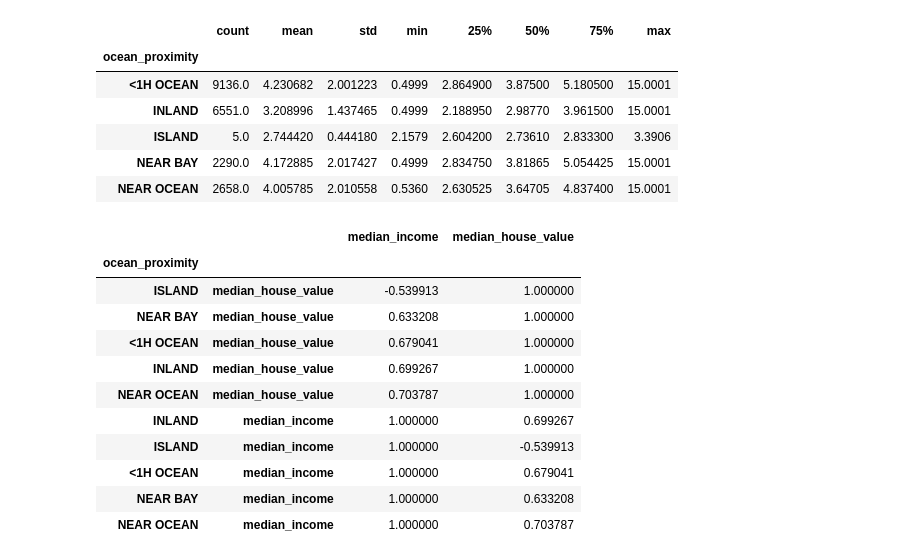
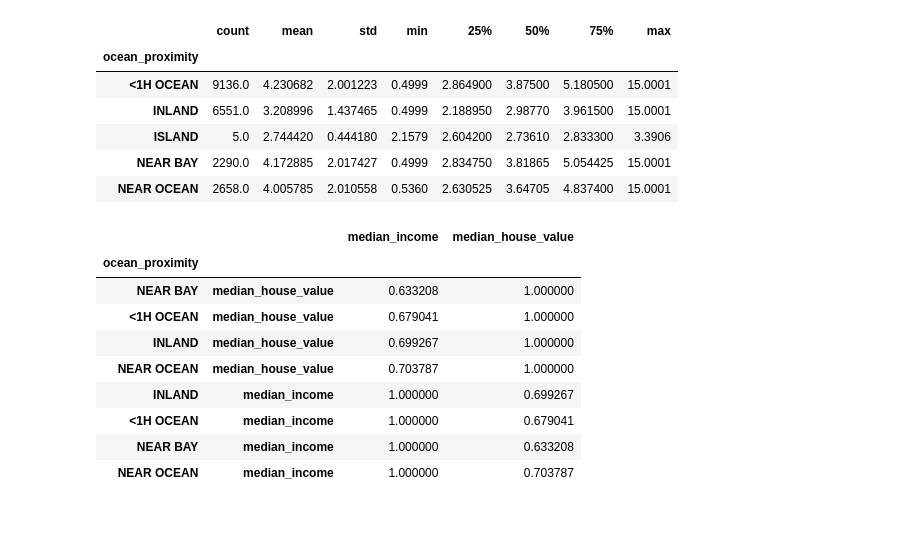
Before and after one commit to velija-id/LTU-AIT, a Jupyter notebook: D0036E - Programming for Machine Learning/Lab1/Velija/lab1.ipynb, the cells around one changed output. Cells and saved outputs as stored; diff of their text form; code cells hidden in the pictures; blank space fills up the shorter version.

```diff
--- a/D0036E - Programming for Machine Learning/Lab1/Velija/lab1.ipynb
+++ b/D0036E - Programming for Machine Learning/Lab1/Velija/lab1.ipynb
@@ -197,18 +197,16 @@ display(housing_df.groupby("ocean_proximity")["median_income"].describe())
 | NEAR OCEAN | 2658.0 | 4.005785 | 2.010558 | 0.5360 | 2.630525 | 3.64705 | 4.837400 | 15.0001 |
 # %%
 # Lets also check the correlation between median income and median house value, we should disregard the correlation for Island since the sample is only 5 observations
-display(housing_df.groupby("ocean_proximity")[["median_income","median_house_value"]].corr().sort_values("median_income", ascending=True))
+display(housing_df[housing_df["ocean_proximity"] != "ISLAND"].groupby("ocean_proximity")[["median_income","median_house_value"]].corr().sort_values("median_income", ascending=True))
 # The correlation is moderately positive (0.5-0.7), high positive (0.7-0.9) based on the rule of thumb https://pmc.ncbi.nlm.nih.gov/articles/PMC3576830/table/T1/
 # %% [output]
 |  |  | median_income | median_house_value |
 | ocean_proximity |  |  |  |
-| ISLAND | median_house_value | -0.539913 | 1.000000 |
 | NEAR BAY | median_house_value | 0.633208 | 1.000000 |
 | <1H OCEAN | median_house_value | 0.679041 | 1.000000 |
 | INLAND | median_house_value | 0.699267 | 1.000000 |
 | NEAR OCEAN | median_house_value | 0.703787 | 1.000000 |
 | INLAND | median_income | 1.000000 | 0.699267 |
-| ISLAND | median_income | 1.000000 | -0.539913 |
 | <1H OCEAN | median_income | 1.000000 | 0.679041 |
 | NEAR BAY | median_income | 1.000000 | 0.633208 |
 | NEAR OCEAN | median_income | 1.000000 | 0.703787 |
```
Also changed, not shown: parts of 2 cells of this notebook.
